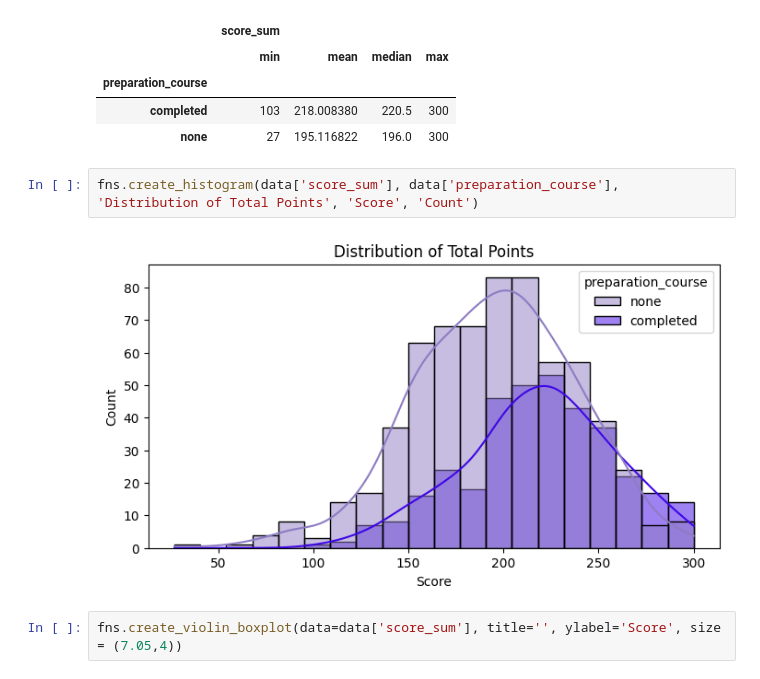
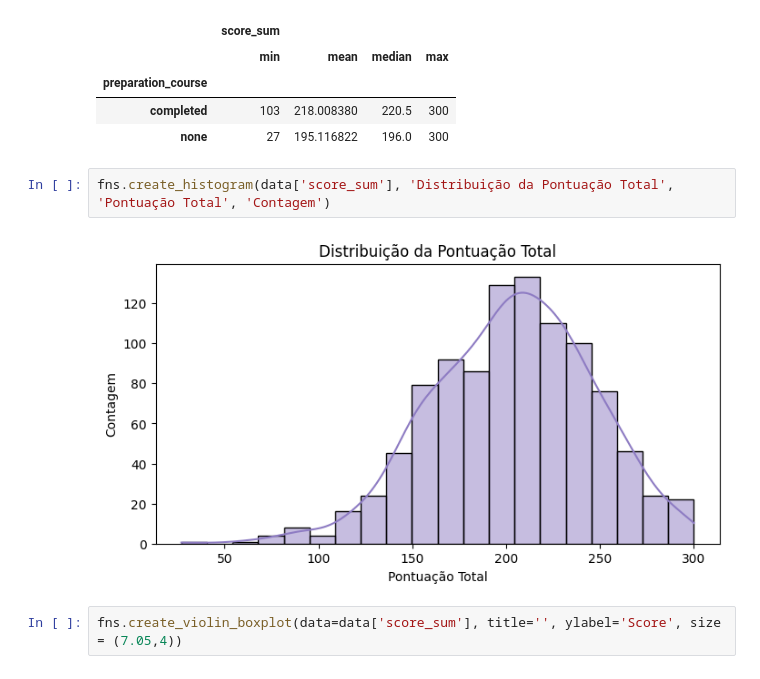
Before and after one commit to tainahguerras/Estatistica-ADA-Santander, a Jupyter notebook: projeto_estatistico.ipynb, the cells around one changed output. Drawn from its saved outputs; the diff is of its cells as text.

Commit message:
Revert "add: histogram.palette"
This reverts commit 3c6fa15a9ac64a583ce243827cd4d609332a2d53.

```diff
--- a/projeto_estatistico.ipynb
+++ b/projeto_estatistico.ipynb
@@ -135,10 +135,10 @@ data.groupby('preparation_course')[['score_sum']].agg(['min', 'mean', 'median',
 | preparation_course |  |  |  |  |
 | completed | 103 | 218.008380 | 220.5 | 300 |
 | none | 27 | 195.116822 | 196.0 | 300 |
-# %%
-fns.create_histogram(data['score_sum'], data['preparation_course'], 'Distribution of Total Points', 'Score', 'Count')
-# %% [output]
-[figure, removed]
+# %%
+fns.create_histogram(data['score_sum'], 'Distribuição da Pontuação Total', 'Pontuação Total', 'Contagem')
+# %% [output]
+[figure, added]
 # %%
 fns.create_violin_boxplot(data=data['score_sum'], title='', ylabel='Score', size = (7.05,4))
 # %% [output]
```
Also changed, not shown: parts of 1 cell of this notebook, 1 other file.
